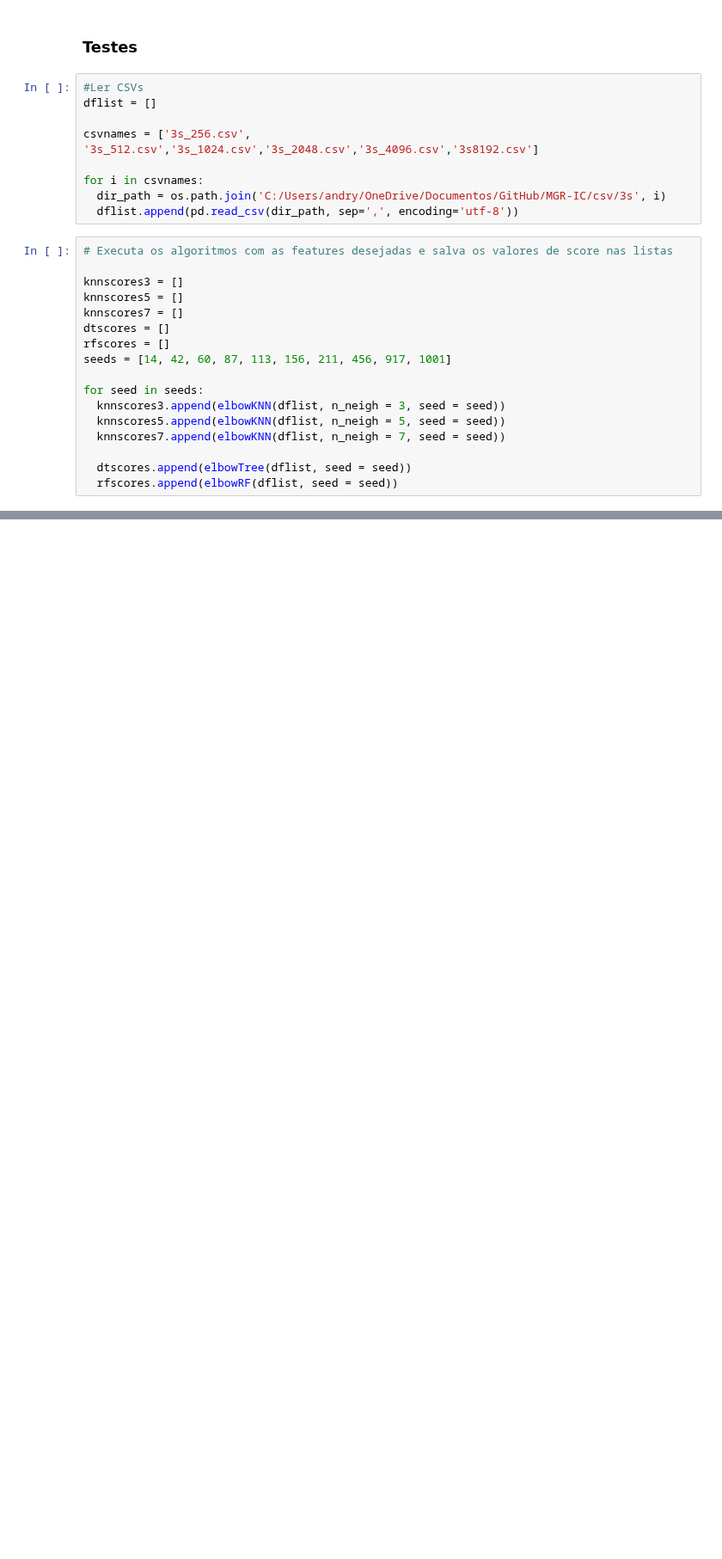
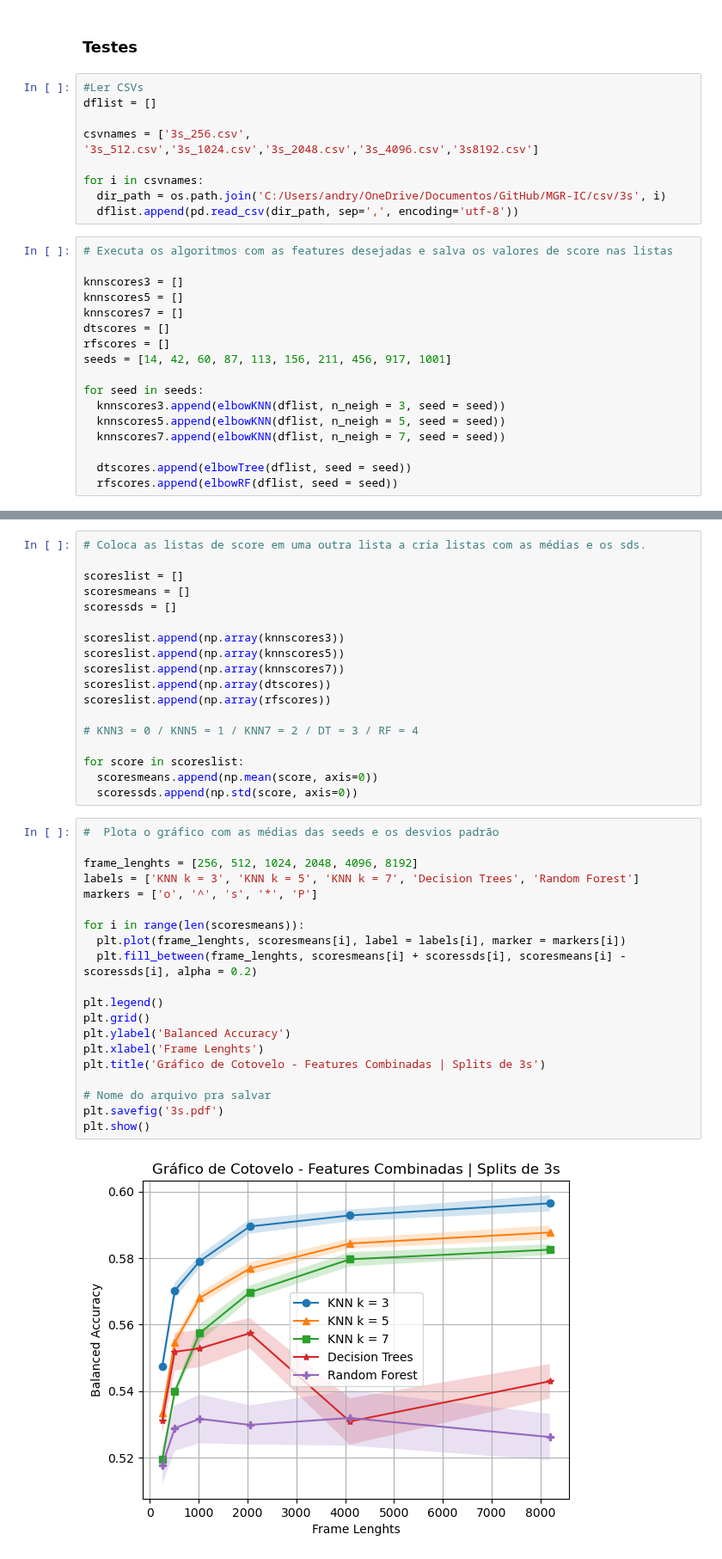
Before and after one commit to andryll/MGR-IC, a Jupyter notebook: codes/Classification.ipynb, the cells around one changed output, grey strips where cells are left out. Shown at 86% size. Saved outputs shown, nothing was run; the diff lists cells and outputs as text; blank space fills up the shorter version.

```diff
--- a/codes/Classification.ipynb
+++ b/codes/Classification.ipynb
@@ -153,0 +140,40 @@ dflist[0].head()
+# %%
+# Coloca as listas de score em uma outra lista a cria listas com as médias e os sds.
+
+scoreslist = []
+scoresmeans = []
+scoressds = []
+
+scoreslist.append(np.array(knnscores3))
+scoreslist.append(np.array(knnscores5))
+scoreslist.append(np.array(knnscores7))
+scoreslist.append(np.array(dtscores))
+scoreslist.append(np.array(rfscores))
+
+# KNN3 = 0 / KNN5 = 1 / KNN7 = 2 / DT = 3 / RF = 4
+
+for score in scoreslist:
+  scoresmeans.append(np.mean(score, axis=0))
+  scoressds.append(np.std(score, axis=0))
+# %%
+#  Plota o gráfico com as médias das seeds e os desvios padrão
+
+frame_lenghts = [256, 512, 1024, 2048, 4096, 8192]
+labels = ['KNN k = 3', 'KNN k = 5', 'KNN k = 7', 'Decision Trees', 'Random Forest']
+markers = ['o', '^', 's', '*', 'P']
+
+for i in range(len(scoresmeans)):
+  plt.plot(frame_lenghts, scoresmeans[i], label = labels[i], marker = markers[i])
+  plt.fill_between(frame_lenghts, scoresmeans[i] + scoressds[i], scoresmeans[i] - scoressds[i], alpha = 0.2)
+
+plt.legend()
+plt.grid()
+plt.ylabel('Balanced Accuracy')
+plt.xlabel('Frame Lenghts')
+plt.title('Gráfico de Cotovelo - Features Combinadas | Splits de 3s')
+
+# Nome do arquivo pra salvar
+plt.savefig('3s.pdf')
+plt.show()
+# %% [output]
+[figure, added]
```
Also changed, not shown: parts of 5 cells of this notebook.
